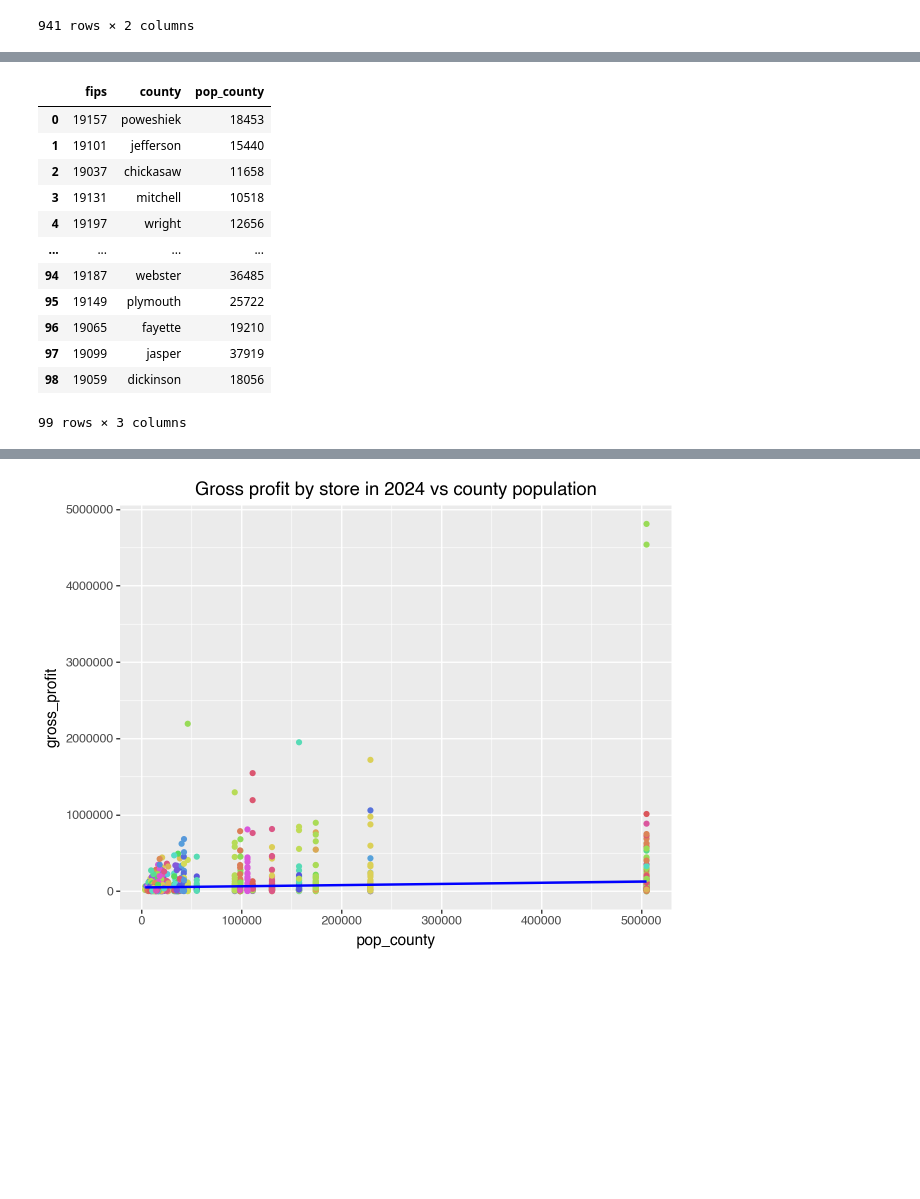
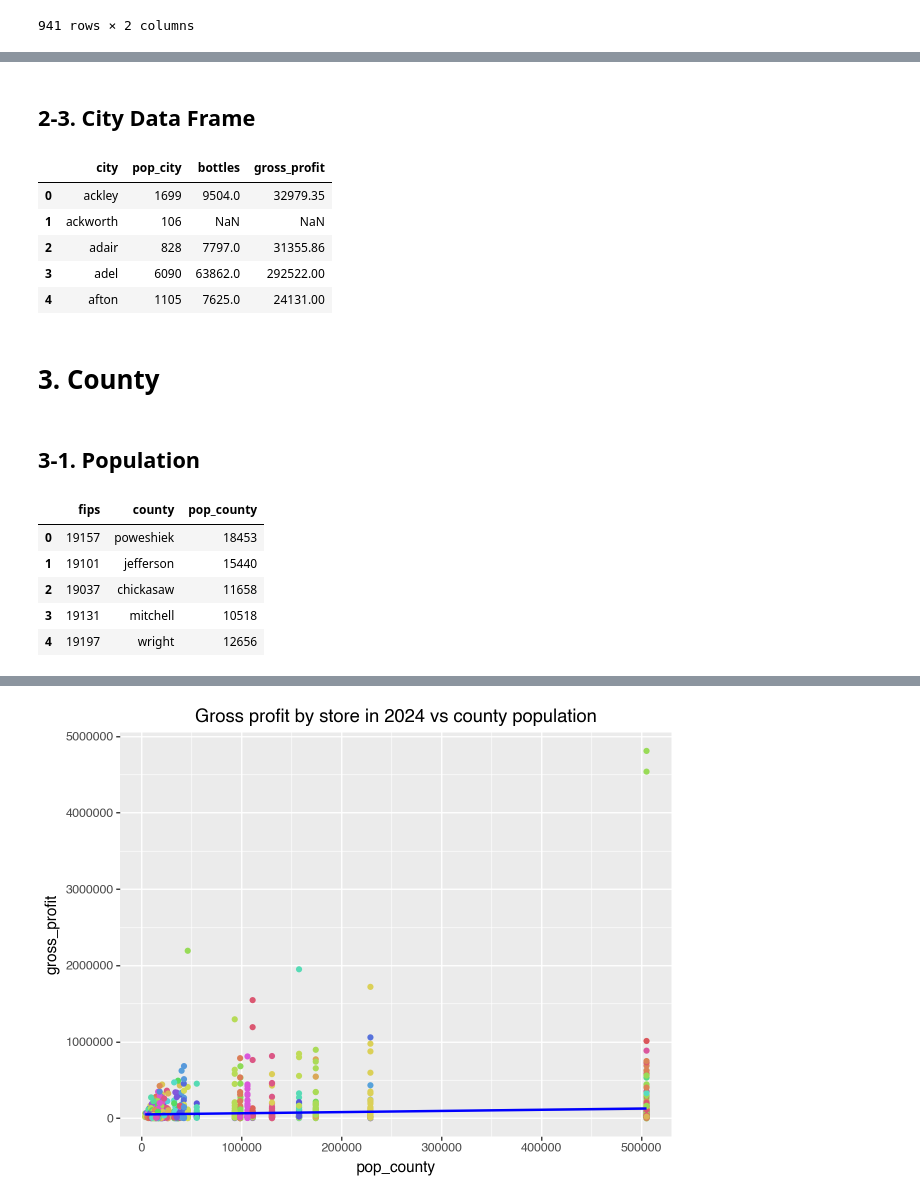
Before and after one commit to advanced-computing/fred-naga-lab2, a Jupyter notebook: iowa_liquor_naga.ipynb, the cells around one changed output, grey strips where cells are left out. Saved outputs shown, nothing was run; the diff lists cells and outputs as text; code cells hidden in the pictures; blank space fills up the shorter version.

```diff
--- a/iowa_liquor_naga.ipynb
+++ b/iowa_liquor_naga.ipynb
@@ -162,40 +169,50 @@ df_pop_city
+# %% [markdown]
+## 2-3. City Data Frame
+# %%
+df_city = pd.merge(df_pop_city, df_profit_city, on="city", how="left")
+df_city.to_csv('data/city.csv', index=False)
+df_city.head()
+# %% [output]
+|  | city | pop_city | bottles | gross_profit |
+| 0 | ackley | 1699 | 9504.0 | 32979.35 |
+| 1 | ackworth | 106 | NaN | NaN |
+| 2 | adair | 828 | 7797.0 | 31355.86 |
+| 3 | adel | 6090 | 63862.0 | 292522.00 |
+| 4 | afton | 1105 | 7625.0 | 24131.00 |
+# %% [markdown]
+# 3. County
+# %% [markdown]
+## 3-1. Population
 # %%
 df_pop_county = pd.read_csv('data/population_county.csv')
 df_pop_county.columns = df_pop_county.columns.str.lower()
 df_pop_county.rename(columns={
     'population': 'pop_county'
 }, inplace=True)
 df_pop_county['year'] = df_pop_county['year'].str[-4:]
 df_pop_county['county'] = df_pop_county['county'].str[:-7]
 df_pop_county['county'] = df_pop_county['county'].str.lower()
 df_pop_county = df_pop_county[['fips','county', 'year', 'pop_county']]
 df_pop_county = df_pop_county[df_pop_county['year']=='2023']
 
 df_geo_county = pd.read_csv('data/geo_county.csv')
 df_geo_county.rename(columns={
     'Geographic Area Name (NAME)': 'county',
     'Internal Point (Latitude) (INTPTLAT)': 'latitude',
     'Internal Point (Longitude) (INTPTLON)': 'longitude'
 }, inplace=True)
 df_geo_county.columns = df_geo_county.columns.str.lower()
 df_geo_county['county'] = df_geo_county['county'].str[:-13]
 df_geo_county['county'] = df_geo_county['county'].str.lower()
 df_geo_county = df_geo_county[['county','latitude', 'longitude']]
 df_pop_county = pd.merge(df_pop_county, df_geo_county, on='county', how='left')
 df_pop_county = df_pop_county[['fips', 'county', 'pop_county']]
 df_pop_county.to_csv('data/pop_county.csv', index=False)
-df_pop_county
+df_pop_county.head()
 # %% [output]
 |  | fips | county | pop_county |
 | 0 | 19157 | poweshiek | 18453 |
 | 1 | 19101 | jefferson | 15440 |
 | 2 | 19037 | chickasaw | 11658 |
 | 3 | 19131 | mitchell | 10518 |
 | 4 | 19197 | wright | 12656 |
-| ... | ... | ... | ... |
-| 94 | 19187 | webster | 36485 |
-| 95 | 19149 | plymouth | 25722 |
-| 96 | 19065 | fayette | 19210 |
-| 97 | 19099 | jasper | 37919 |
-| 98 | 19059 | dickinson | 18056 |
-99 rows × 3 columns
```
Also changed, not shown: parts of 40 cells of this notebook, 8 other files.
